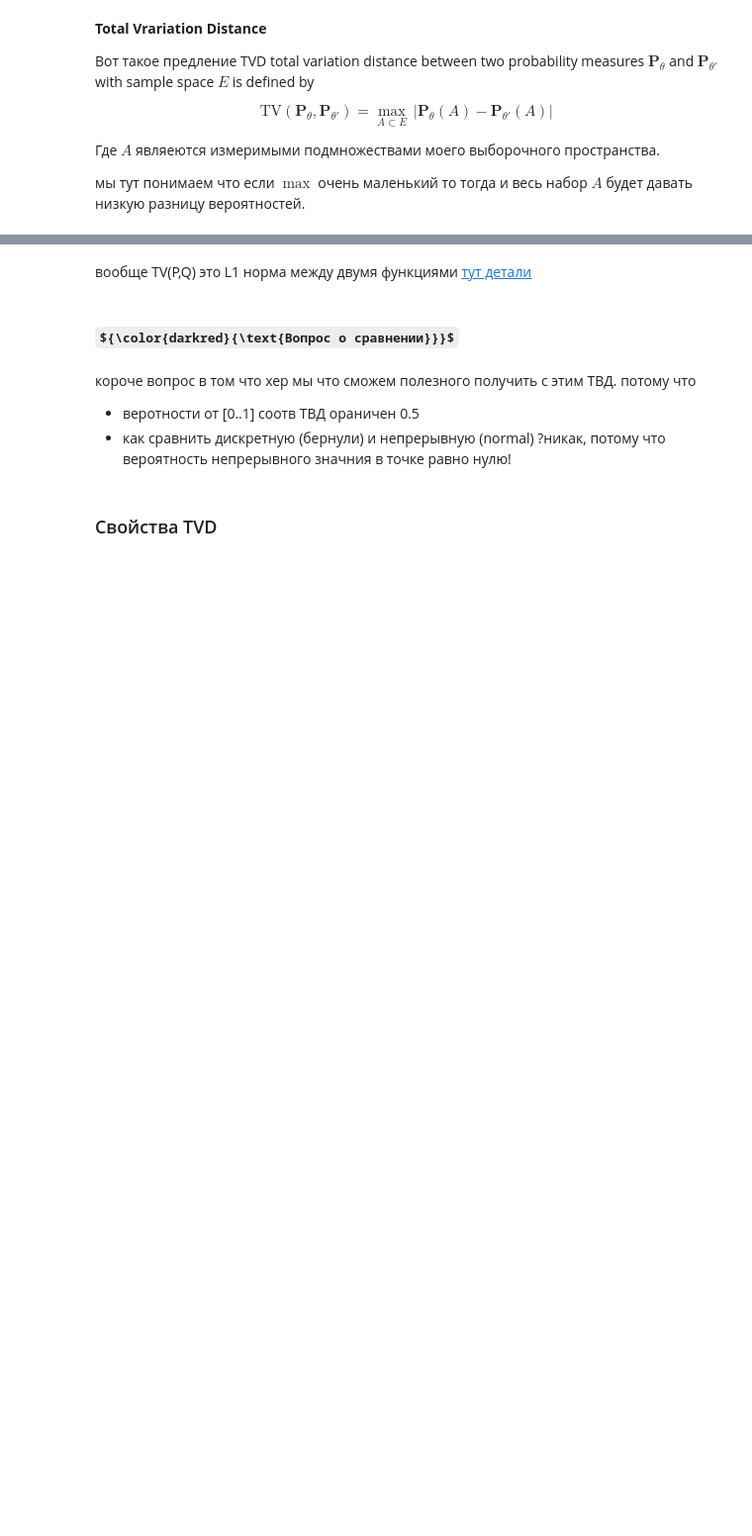
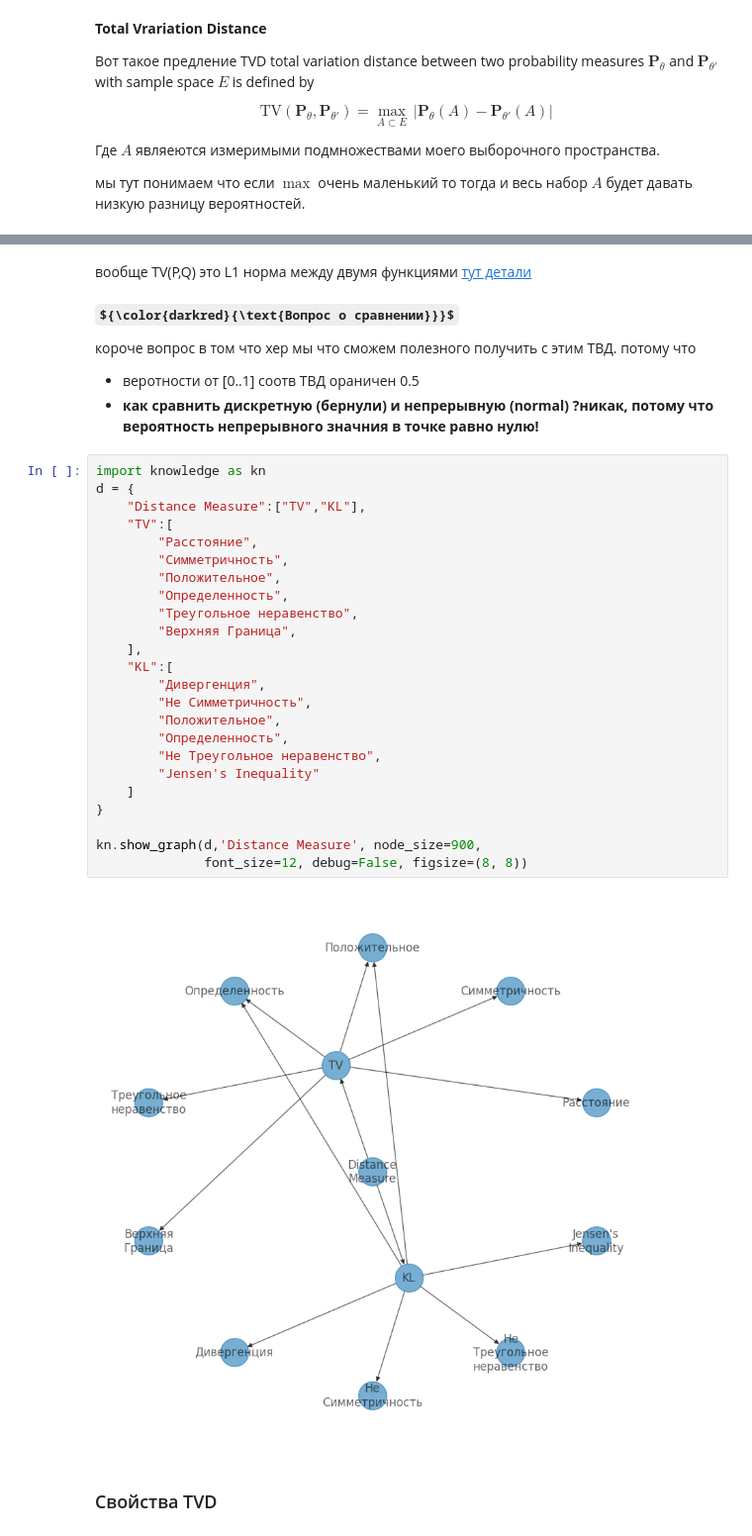
Before and after one commit to shmalex/learning-math, a Jupyter notebook: notebooks/statistics/Unit3-Lecture-06 Measures of Distance Between Probability Distributions.ipynb, the cells around one changed output, grey strips where cells are left out. Shown: that part at 99% size. Saved outputs shown, nothing was run; the diff lists cells and outputs as text; some formulas as TeX source; blank space fills up the shorter version.

```diff
--- a/notebooks/statistics/Unit3-Lecture-06 Measures of Distance Between Probability Distributions.ipynb
+++ b/notebooks/statistics/Unit3-Lecture-06 Measures of Distance Between Probability Distributions.ipynb
@@ -78,13 +121,39 @@ $\frac{1}{2}$ - нормализующий фактор
 $$\text {TV}(\mathbf{P}, \mathbf{Q}) = \frac{1}{2} \, {\color{blue}{\int }} _{x \in E} \big|p_\theta(x) - p_{\theta'}(x)\big|~ \text {d}x.$$
 # %% [markdown]
 вообще TV(P,Q) это L1 норма между двумя функциями
-[тут детали](3_008.1_LNorms.ipynb)
+[тут детали](kb_01_L_Norms.ipynb)
 # %% [markdown]
-##### ${\color{darkred}{\text{Вопрос о сравнении}}}$
+**${\color{darkred}{\text{Вопрос о сравнении}}}$**
+
+короче вопроc в том что хер мы что сможем полезного получить с этим ТВД. потому что
+- веротности от [0..1] соотв ТВД ораничен 0.5
+- **как сравнить дискретную (бернули) и непрерывную (normal) ?никак, потому что вероятность непрерывного значния в точке равно нулю!**
-# %% [markdown]
-короче вопроc в том что хер мы что сможем полезного получить с этим ТВД. потому что
-- веротности от [0..1] соотв ТВД ораничен 0.5
-- как сравнить дискретную (бернули) и непрерывную (normal) ?никак, потому что вероятность непрерывного значния в точке равно нулю!
+# %%
+import knowledge as kn
+d = {
+    "Distance Measure":["TV","KL"],
+    "TV":[
+        "Расстояние",
+        "Симметричность",
+        "Положительное",
+        "Определенность",
+        "Треугольное неравенство",
+        "Верхняя Граница",
+    ],
+    "KL":[
+        "Дивергенция",
+        "Не Симметричность",
+        "Положительное",
+        "Определенность",
+        "Не Треугольное неравенство",
+        "Jensen's Inequality"
+    ]
+}
+
+kn.show_graph(d,'Distance Measure', node_size=900,
+              font_size=12, debug=False, figsize=(8, 8))
+# %% [output]
+[figure, added]
 # %% [markdown]
 ### Свойства TVD
 # %% [markdown]
```
Also changed, not shown: parts of 36 cells of this notebook, 1 other file.
